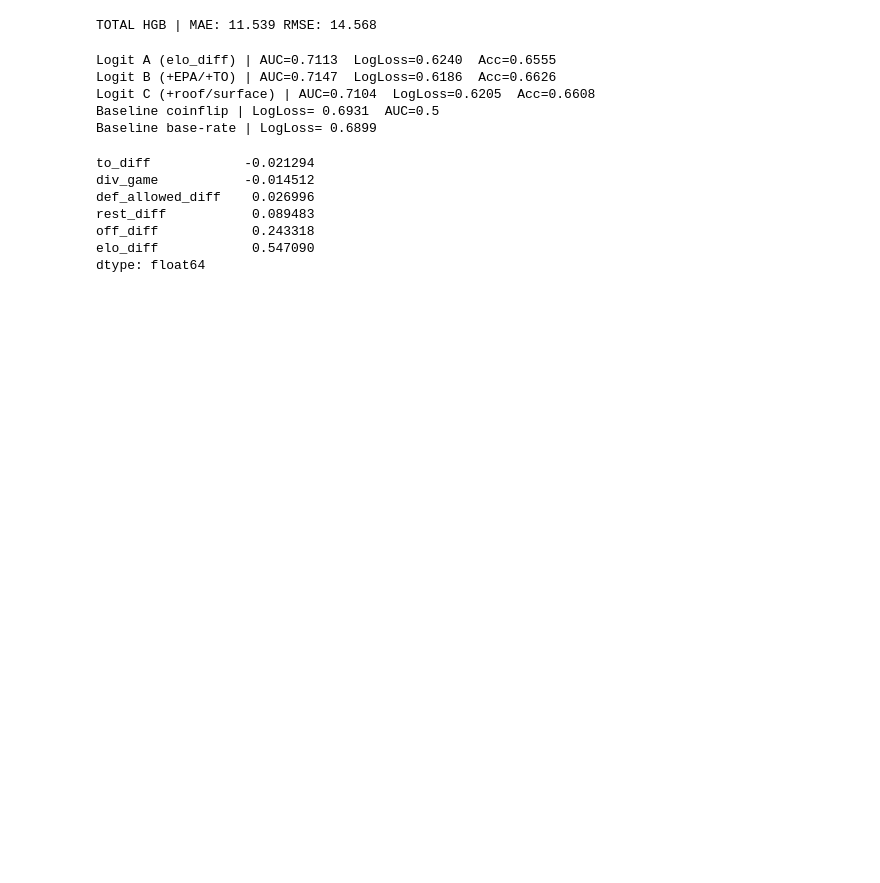
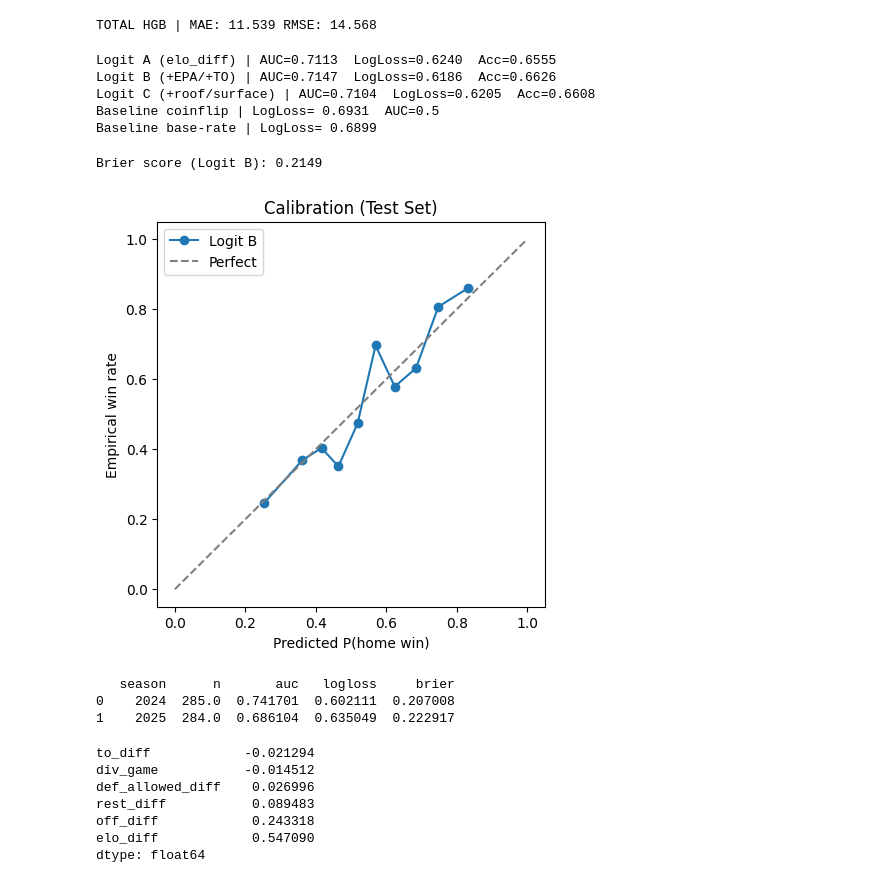
Before and after one commit to FranciscoOrtizTena/NFL-elo-model, a Jupyter notebook: analysis/nfl_game_outcomes_modeling.ipynb, the cells around one changed output. Saved outputs shown, nothing was run; the diff lists cells and outputs as text; code cells hidden in the pictures; blank space fills up the shorter version.

Commit message:
predict file

```diff
--- a/analysis/nfl_game_outcomes_modeling.ipynb
+++ b/analysis/nfl_game_outcomes_modeling.ipynb
@@ -263,6 +313,57 @@ Logit B (+EPA/+TO) | AUC=0.7147  LogLoss=0.6186  Acc=0.6626
 Logit C (+roof/surface) | AUC=0.7104  LogLoss=0.6205  Acc=0.6608
 Baseline coinflip | LogLoss= 0.6931  AUC=0.5
 Baseline base-rate | LogLoss= 0.6899
+# %%
+# Calibration diagnostics (test set): Brier score + reliability curve.
+# Lower Brier is better; a reliability curve close to the diagonal indicates good calibration.
+from sklearn.metrics import brier_score_loss
+from sklearn.calibration import calibration_curve
+import matplotlib.pyplot as plt
+
+# Choose the best-performing model from the summary above.
+# (Currently: Logit B tends to win on AUC/LogLoss.)
+p_test = pB
+
+brier = brier_score_loss(yte_w, p_test)
+print("Brier score (Logit B):", round(brier, 4))
+
+frac_pos, mean_pred = calibration_curve(yte_w, p_test, n_bins=10, strategy="quantile")
+plt.figure(figsize=(5, 5))
+plt.plot(mean_pred, frac_pos, marker="o", label="Logit B")
+plt.plot([0, 1], [0, 1], linestyle="--", color="gray", label="Perfect")
+plt.xlabel("Predicted P(home win)")
+plt.ylabel("Empirical win rate")
+plt.title("Calibration (Test Set)")
+plt.legend()
+plt.show()
+
+# Conclusion: Brier 0.2149 indicates reasonable calibration; validate reliability curve visually.
+# %% [output]
+Brier score (Logit B): 0.2149
+[figure, added]
+# %%
+# Backtest probability performance by season (test set only).
+prob_bt = test_w[["season"]].copy()
+prob_bt["y"] = yte_w.values
+prob_bt["p"] = p_test
+
+prob_season = (
+    prob_bt.groupby("season")
+    .apply(lambda g: pd.Series({
+        "n": len(g),
+        "auc": roc_auc_score(g["y"], g["p"]) if g["y"].nunique() > 1 else np.nan,
+        "logloss": log_loss(g["y"], g["p"]),
+        "brier": brier_score_loss(g["y"], g["p"]),
+    }))
+    .reset_index()
+)
+print(prob_season)
+
+# Conclusion: Prob backtest drifts (AUC 0.742 → 0.686; LogLoss 0.602 → 0.635), watch season shifts.
+# %% [output]
+   season      n       auc   logloss     brier
+0    2024  285.0  0.741701  0.602111  0.207008
+1    2025  284.0  0.686104  0.635049  0.222917
 # %%
 # Inspect coefficients from Model B to understand directional effects.
 logit_B = model_B.named_steps["logit"]
```
Also changed, not shown: parts of 9 cells of this notebook, 15 other files.
